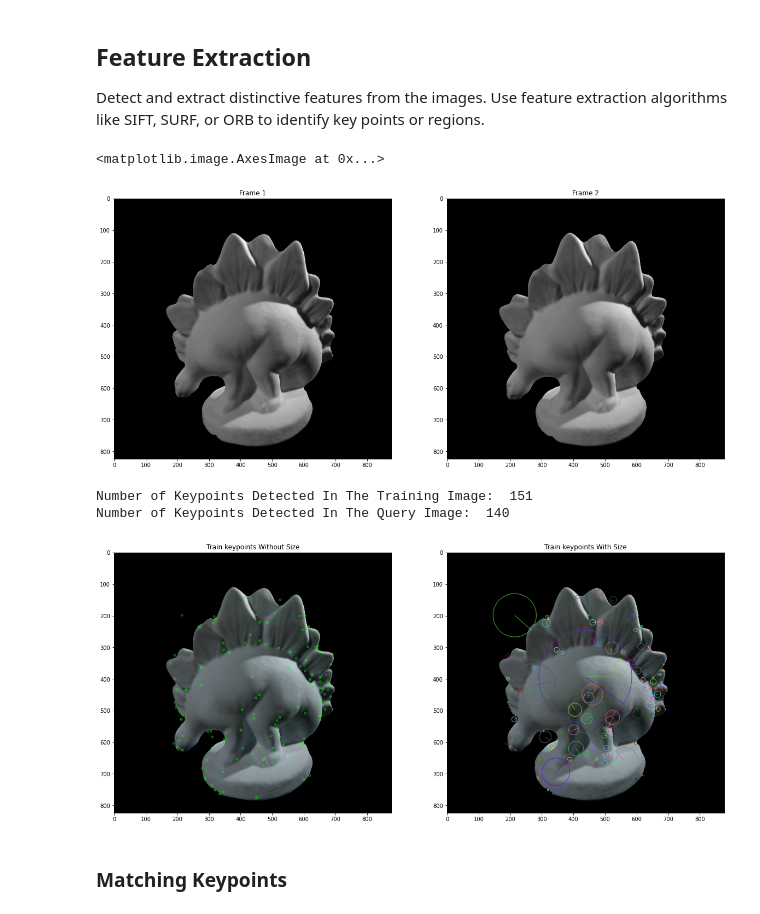
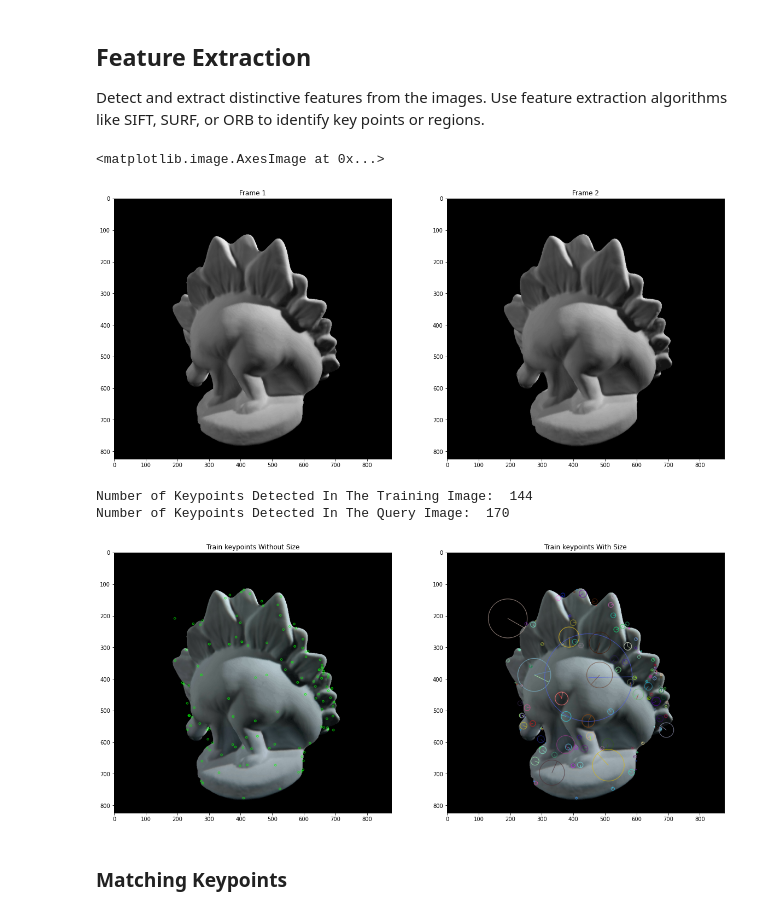
Before and after one commit to kaburia/3D-reconstruction, a Jupyter notebook: reconstruction_pipeline.ipynb, the cells around one changed output. Cells and saved outputs as stored; diff of their text form; code cells hidden in the pictures.

```diff
--- a/reconstruction_pipeline.ipynb
+++ b/reconstruction_pipeline.ipynb
@@ -71,24 +71,24 @@ Detect and extract distinctive features from the images. Use feature extraction
 # %%
 frames_path = os.path.join(os.getcwd(), 'frames')
 frames = os.listdir(frames_path)
 
 # load the first two frames
-frame1 = cv2.imread(os.path.join(frames_path, frames[57]))
-frame2 = cv2.imread(os.path.join(frames_path, frames[58]))
+frame1 = cv2.imread(os.path.join(frames_path, frames[50]))
+frame2 = cv2.imread(os.path.join(frames_path, frames[51]))
 
 # convert to grayscale
 frame1_gray = cv2.cvtColor(frame1, cv2.COLOR_BGR2GRAY)
 frame2_gray = cv2.cvtColor(frame2, cv2.COLOR_BGR2GRAY)
 
 # display the frames
 fx, plots = plt.subplots(1, 2, figsize=(20,10))
 plots[0].set_title("Frame 1")
 plots[0].imshow(frame1_gray, cmap="gray")
 plots[1].set_title("Frame 2")
 plots[1].imshow(frame2_gray, cmap="gray")
 # %% [output]
 <matplotlib.image.AxesImage at 0x...>
-[figure, old version]
+[figure, new version]
 # %%
 # detect the keypoints using SIFT
 sift = cv2.SIFT_create()
@@ -114,9 +114,9 @@ print("Number of Keypoints Detected In The Training Image: ", len(kp1))
 # print the number of keypoints detected in the query image
 print("Number of Keypoints Detected In The Query Image: ", len(kp2))
 # %% [output]
-Number of Keypoints Detected In The Training Image:  151
-Number of Keypoints Detected In The Query Image:  140
+Number of Keypoints Detected In The Training Image:  144
+Number of Keypoints Detected In The Query Image:  170
-[figure, old version]
+[figure, new version]
 # %% [markdown]
 ### Matching Keypoints
 # %%
```
Also changed, not shown: parts of 8 cells of this notebook.
